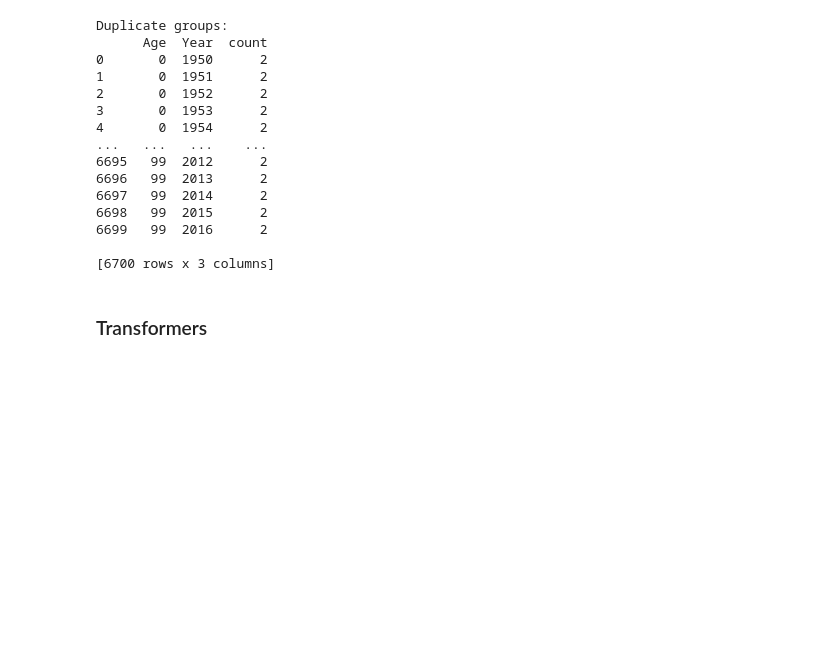
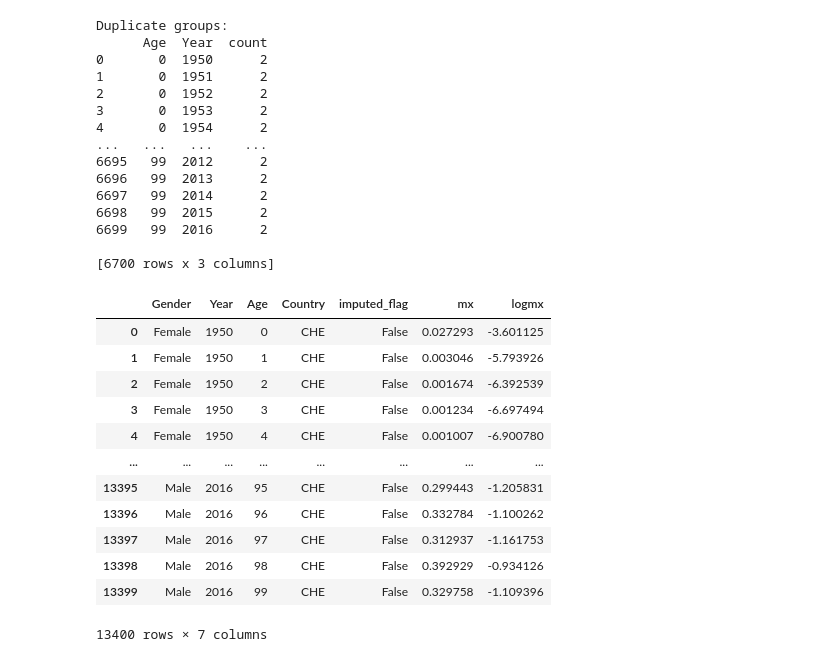
Before and after one commit to tskorkowski/mortality_modelling, a Jupyter notebook: mort.ipynb, the cells around one changed output. Drawn from its saved outputs; the diff is of its cells as text; code cells hidden in the pictures; blank space fills up the shorter version.

```diff
--- a/mort.ipynb
+++ b/mort.ipynb
@@ -291,5 +317,19 @@ Duplicate groups:
 6699   99  2016      2
 
 [6700 rows x 3 columns]
-# %% [markdown]
-### Transformers
+# %%
+mort_data_raw
+# %% [output]
+|  | Gender | Year | Age | Country | imputed_flag | mx | logmx |
+| 0 | Female | 1950 | 0 | CHE | False | 0.027293 | -3.601125 |
+| 1 | Female | 1950 | 1 | CHE | False | 0.003046 | -5.793926 |
+| 2 | Female | 1950 | 2 | CHE | False | 0.001674 | -6.392539 |
+| 3 | Female | 1950 | 3 | CHE | False | 0.001234 | -6.697494 |
+| 4 | Female | 1950 | 4 | CHE | False | 0.001007 | -6.900780 |
+| ... | ... | ... | ... | ... | ... | ... | ... |
+| 13395 | Male | 2016 | 95 | CHE | False | 0.299443 | -1.205831 |
+| 13396 | Male | 2016 | 96 | CHE | False | 0.332784 | -1.100262 |
+| 13397 | Male | 2016 | 97 | CHE | False | 0.312937 | -1.161753 |
+| 13398 | Male | 2016 | 98 | CHE | False | 0.392929 | -0.934126 |
+| 13399 | Male | 2016 | 99 | CHE | False | 0.329758 | -1.109396 |
+13400 rows × 7 columns
```
Also changed, not shown: parts of 22 cells of this notebook, 1 other file.
